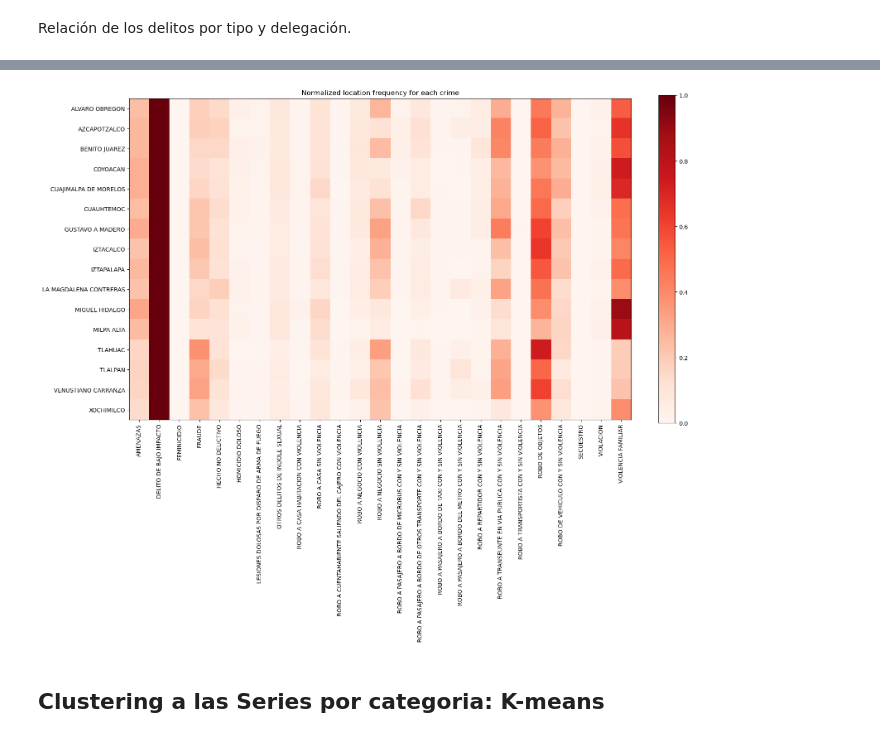
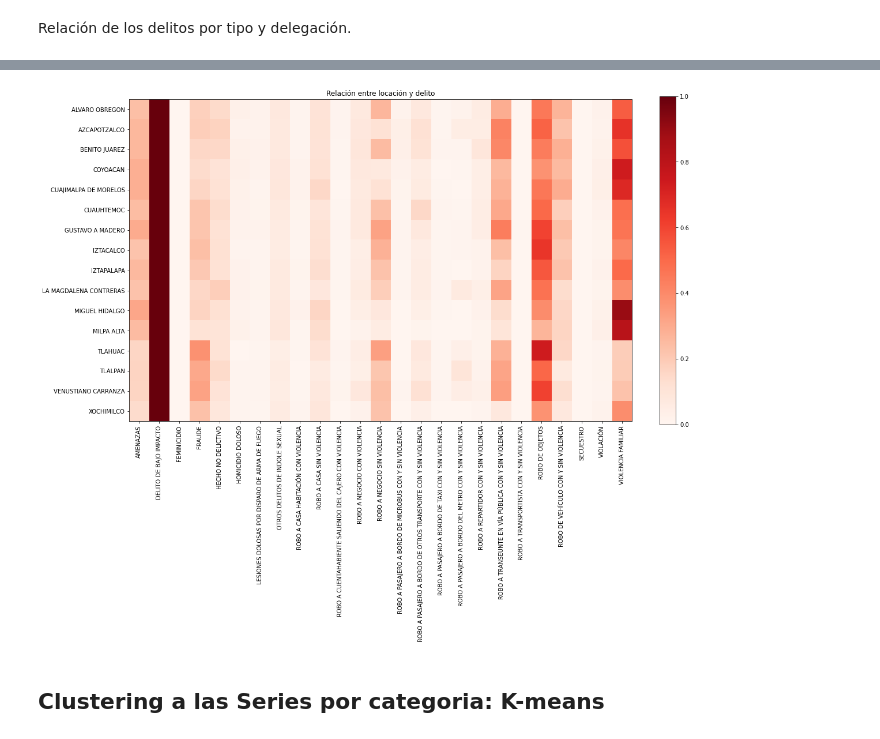
Before and after one commit to JoshiLeal/Metodos_de_DL_para_pronostico_de_series_de_tiempo_multivariadas, a Jupyter notebook: Notebooks/FGJ_Carpetas_Homo_EDA.ipynb, the cells around one changed output, grey strips where cells are left out. Cells and saved outputs as stored; diff of their text form; code cells hidden in the pictures.

```diff
--- a/Notebooks/FGJ_Carpetas_Homo_EDA.ipynb
+++ b/Notebooks/FGJ_Carpetas_Homo_EDA.ipynb
@@ -459,9 +515,9 @@ scale_and_plot(del_x_dia)
 # %% [markdown]
 Relación de los delitos por tipo y delegación.
 # %%
-cat_x_del = FGJ_carpetas.pivot_table(values="Unnamed: 0", index="alcaldia_hechos",
+cat_x_del = FGJ_carpetas.pivot_table(values="delito", index="alcaldia_hechos",
                                       columns="categoria_delito_homo", aggfunc=np.size).fillna(0)
 cat_x_del     = cat_x_del.T
 plt.figure(figsize=(15,12))
-scale_and_plot(cat_x_del)
+scale_and_plot(cat_x_del.loc[cat,:])
 # %% [output]
@@ -477,15 +533,15 @@ def normalize(df):
 # %%
 df = normalize(cat_x_del)
 ix = AC(5).fit(df.T).labels_.argsort() # a trick to make better heatmaps
 plt.figure(figsize=(17,13))
 plt.imshow(df.T.iloc[ix,:], cmap='Reds')
 plt.colorbar(fraction=0.03)
 plt.xticks(np.arange(df.shape[0]), df.index, rotation='vertical')
 plt.yticks(np.arange(df.shape[1]), df.columns)
-plt.title('Normalized location frequency for each crime')
+plt.title('Relación entre locación y delito')
 plt.grid(False)
 plt.show()
 # %% [output]
-[figure, old version]
+[figure, new version]
 # %% [markdown]
 ## Clustering a las Series por categoria: K-means
```
Also changed, not shown: parts of 61 cells of this notebook.
